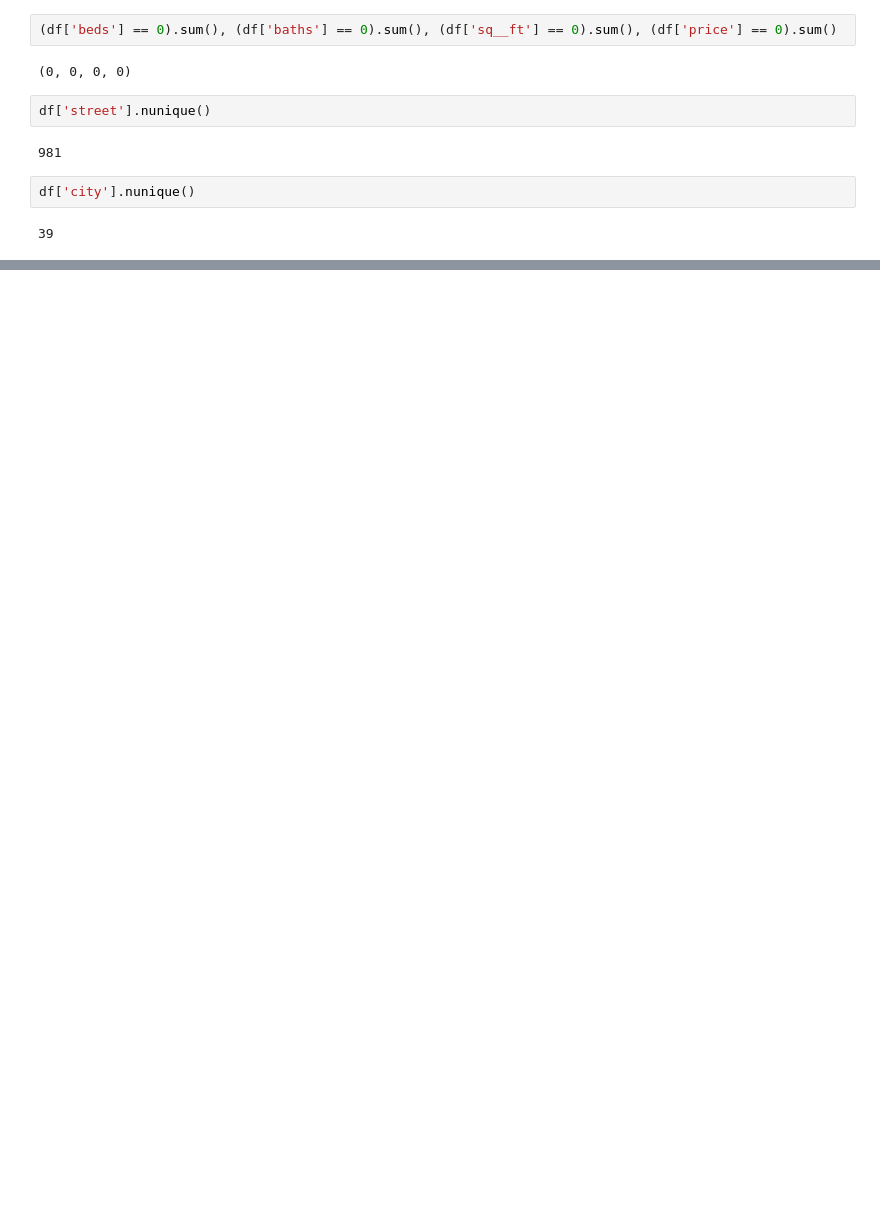
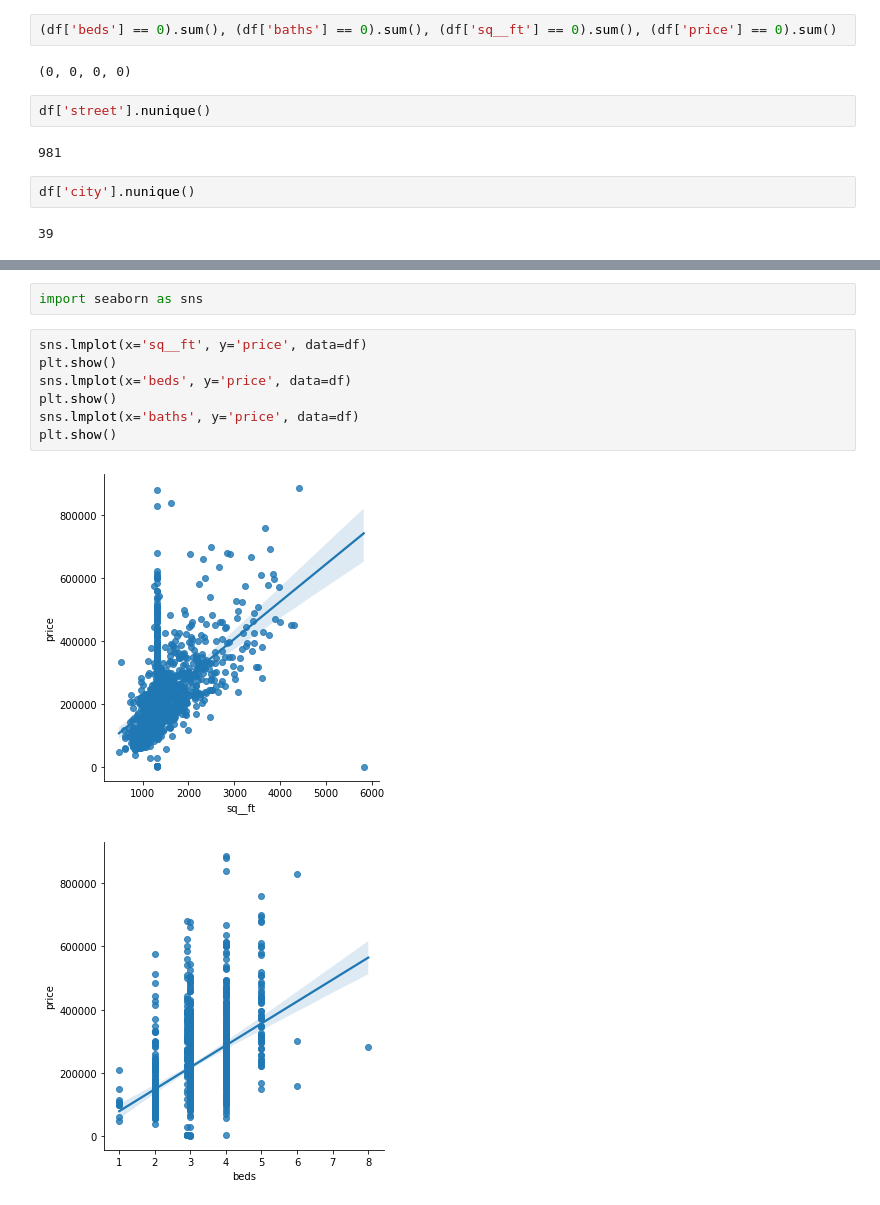
Before and after one commit to nirmalnishant645/Python-Programming, a Jupyter notebook: Data-Mining/Real-Estate-Pricing.ipynb, the cells around one changed output, grey strips where cells are left out. Saved outputs shown, nothing was run; the diff lists cells and outputs as text; blank space fills up the shorter version.

```diff
--- a/Data-Mining/Real-Estate-Pricing.ipynb
+++ b/Data-Mining/Real-Estate-Pricing.ipynb
@@ -100,0 +121,12 @@ AttributeError: ignored
+# %%
+import seaborn as sns
+# %%
+sns.lmplot(x='sq__ft', y='price', data=df)
+plt.show()
+sns.lmplot(x='beds', y='price', data=df)
+plt.show()
+sns.lmplot(x='baths', y='price', data=df)
+plt.show()
+# %% [output]
+[figure, added]
+[figure, added]
```
Also changed, not shown: parts of 14 cells of this notebook.
